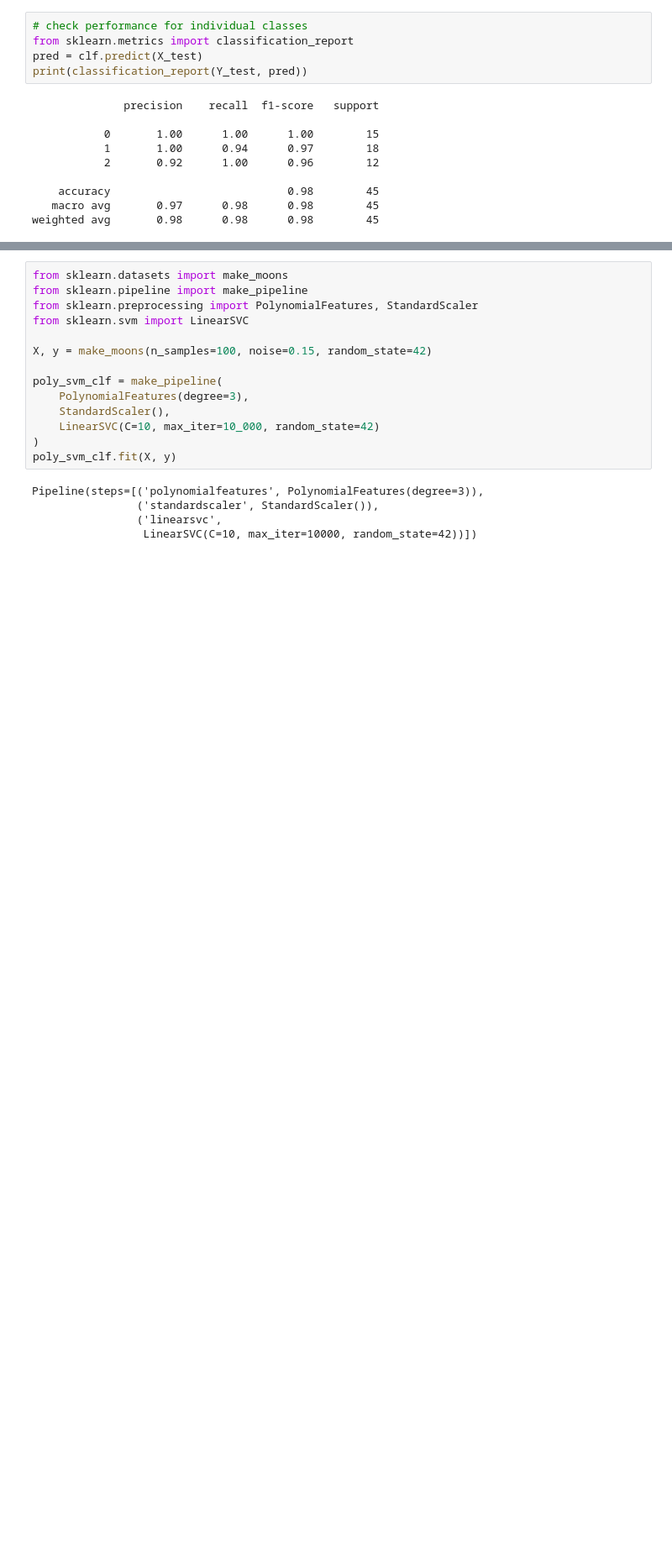
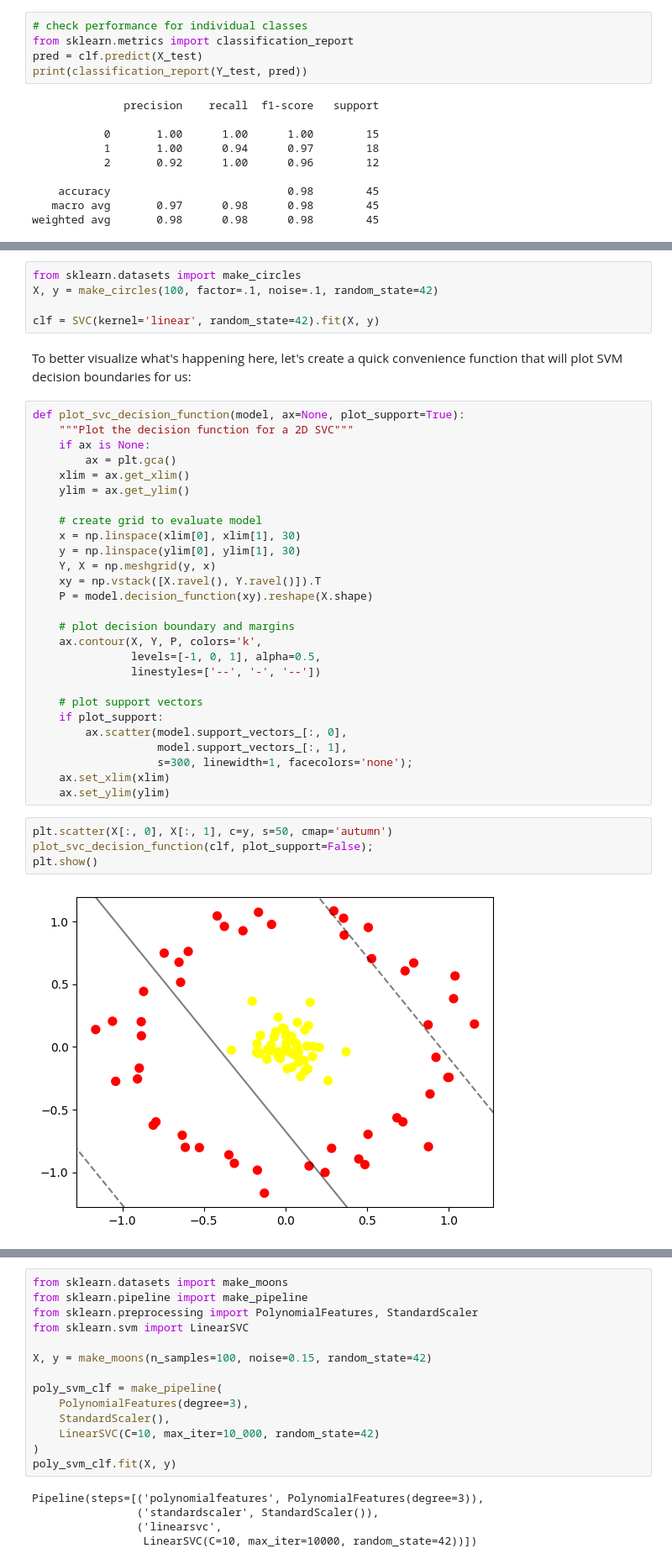
Before and after one commit to ssuzana/Machine-Learning-Notebooks, a Jupyter notebook: Support_Vector_Machines.ipynb, the cells around one changed output, grey strips where cells are left out. Shown: that part at 84% size. Drawn from its saved outputs; the diff is of its cells as text; blank space fills up the shorter version.

Commit message:
added non-linearly separable example plot

```diff
--- a/Support_Vector_Machines.ipynb
+++ b/Support_Vector_Machines.ipynb
@@ -400,0 +401,40 @@ weighted avg       0.98      0.98      0.98        45
+# %%
+from sklearn.datasets import make_circles
+X, y = make_circles(100, factor=.1, noise=.1, random_state=42)
+
+clf = SVC(kernel='linear', random_state=42).fit(X, y)
+# %% [markdown]
+To better visualize what's happening here, let's create a quick convenience function that will plot SVM decision boundaries for us:
+# %%
+def plot_svc_decision_function(model, ax=None, plot_support=True):
+    """Plot the decision function for a 2D SVC"""
+    if ax is None:
+        ax = plt.gca()
+    xlim = ax.get_xlim()
+    ylim = ax.get_ylim()
+
+    # create grid to evaluate model
+    x = np.linspace(xlim[0], xlim[1], 30)
+    y = np.linspace(ylim[0], ylim[1], 30)
+    Y, X = np.meshgrid(y, x)
+    xy = np.vstack([X.ravel(), Y.ravel()]).T
+    P = model.decision_function(xy).reshape(X.shape)
+
+    # plot decision boundary and margins
+    ax.contour(X, Y, P, colors='k',
+               levels=[-1, 0, 1], alpha=0.5,
+               linestyles=['--', '-', '--'])
+
+    # plot support vectors
+    if plot_support:
+        ax.scatter(model.support_vectors_[:, 0],
+                   model.support_vectors_[:, 1],
+                   s=300, linewidth=1, facecolors='none');
+    ax.set_xlim(xlim)
+    ax.set_ylim(ylim)
+# %%
+plt.scatter(X[:, 0], X[:, 1], c=y, s=50, cmap='autumn')
+plot_svc_decision_function(clf, plot_support=False);
+plt.show()
+# %% [output]
+[figure, added]
```
Also changed, not shown: parts of 9 cells of this notebook.
